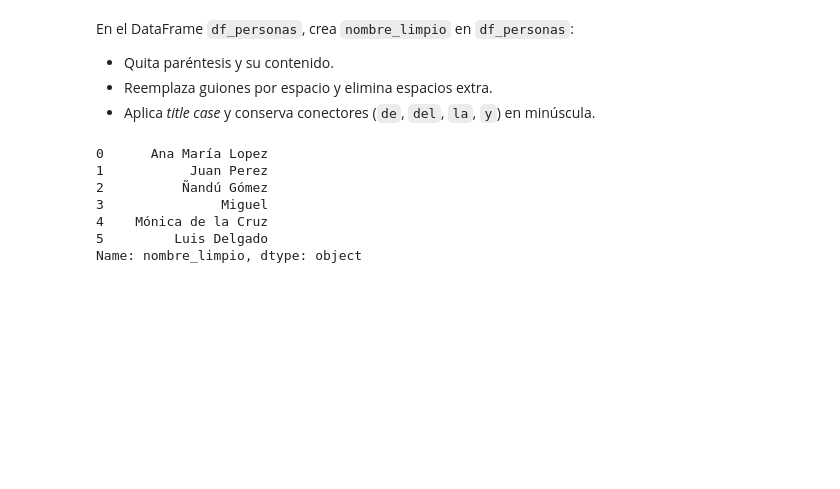
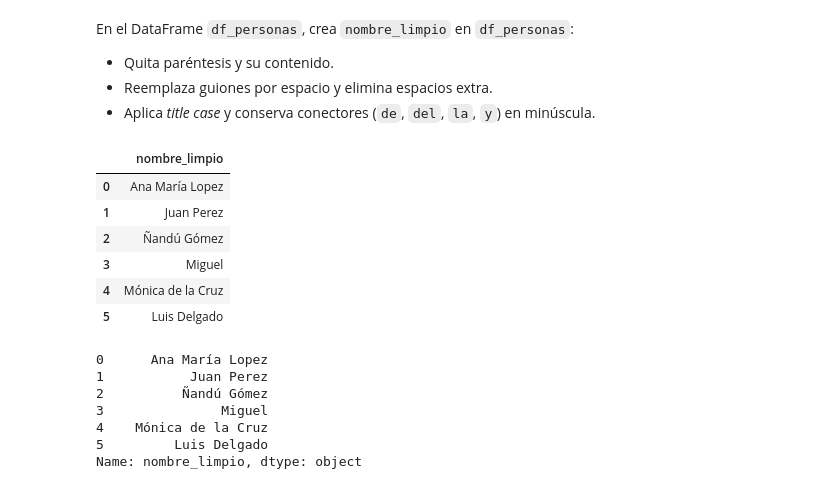
Before and after one commit to anasperezhoyos/nlp-upb_ana_sofia, a Jupyter notebook: notebooks/Practica_Limpieza_Texto (2).ipynb, the cells around one changed output. Saved outputs shown, nothing was run; the diff lists cells and outputs as text; code cells hidden in the pictures; blank space fills up the shorter version.

```diff
--- a/notebooks/Practica_Limpieza_Texto (2).ipynb
+++ b/notebooks/Practica_Limpieza_Texto (2).ipynb
@@ -541,6 +636,52 @@ En el DataFrame `df_personas`, crea `nombre_limpio` en `df_personas`:
 - Aplica *title case* y conserva conectores (`de`, `del`, `la`, `y`) en minúscula.
 # %%
 # Copie su código aca
+def limpiar_nombre(nombre):
+    if pd.isna(nombre):
+        return nombre
+
+    # Lista de conectores que deben permanecer en minúscula
+    conectores = ["de", "del", "la", "y"]
+
+    # Quitar paréntesis y su contenido
+    nombre = re.sub(r"\([^)]*\)", "", nombre)
+
+    # Reemplazar guiones por espacios
+    nombre = nombre.replace("-", " ")
+
+    # Eliminar espacios múltiples y espacios al inicio/fin
+    nombre = re.sub(r"\s+", " ", nombre).strip()
+
+    # Aplicar title case
+    palabras = nombre.title().split()
+
+    # Poner conectores en minúscula
+    palabras = [
+        palabra.lower() if palabra.lower() in conectores else palabra
+        for palabra in palabras
+    ]
+
+    # Unir palabras
+    return " ".join(palabras)
+
+
+# Configurar visualización de pandas
+pd.set_option("display.max_colwidth", None)
+pd.set_option("display.max_rows", None)
+
+# Crear columna nombre_limpio
+df_personas["nombre_limpio"] = df_personas["nombre"].apply(limpiar_nombre)
+display(
+    df_personas[
+        ["nombre_limpio"]])
+# %% [output]
+|  | nombre_limpio |
+| 0 | Ana María Lopez |
+| 1 | Juan Perez |
+| 2 | Ñandú Gómez |
+| 3 | Miguel |
+| 4 | Mónica de la Cruz |
+| 5 | Luis Delgado |
 # %%
 # %% [output]
 0      Ana María Lopez
```
Also changed, not shown: parts of 8 cells of this notebook.
